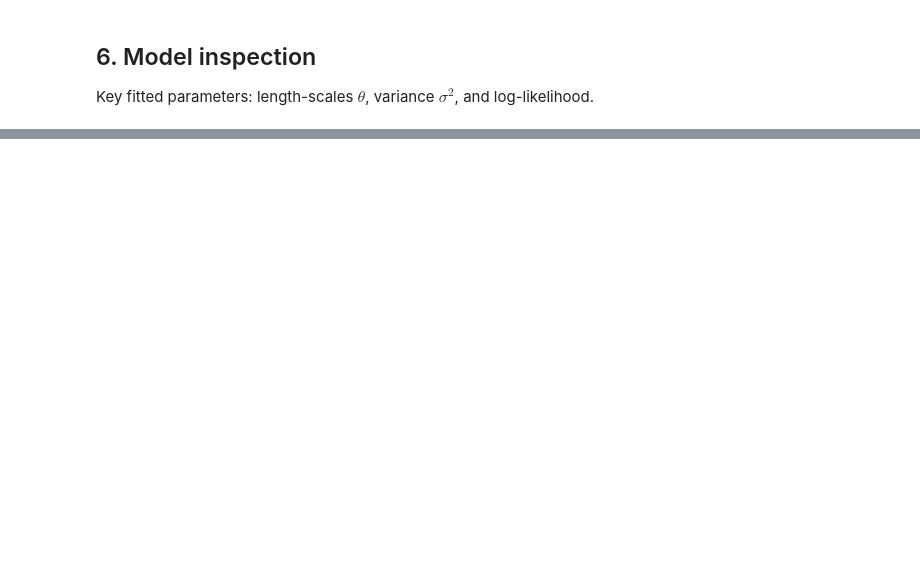
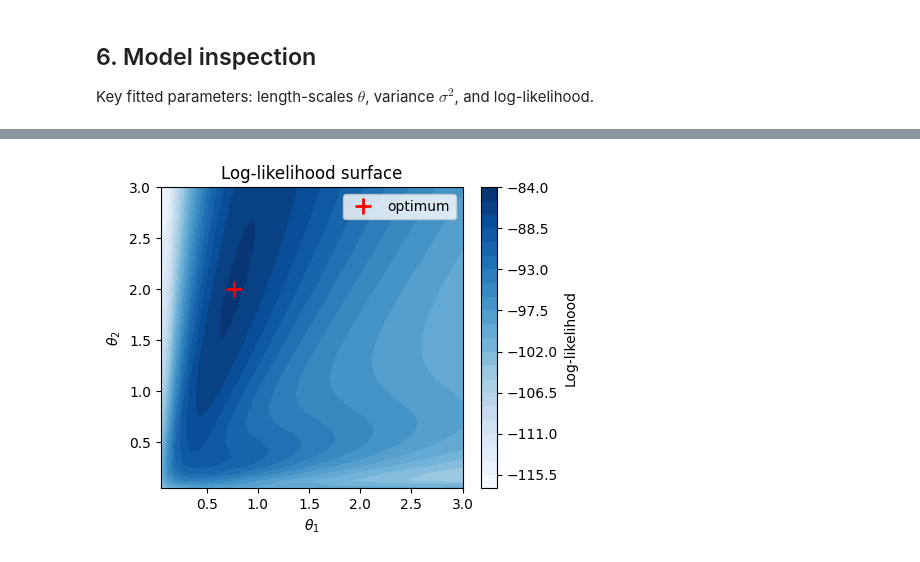
Before and after one commit to libKriging/libKriging, a Jupyter notebook: bindings/Python/kriging_branin2d_py.ipynb, the cells around one changed output, grey strips where cells are left out. Saved outputs shown, nothing was run; the diff lists cells and outputs as text; code cells hidden in the pictures; blank space fills up the shorter version.

```diff
--- a/bindings/Python/kriging_branin2d_py.ipynb
+++ b/bindings/Python/kriging_branin2d_py.ipynb
@@ -199,19 +246,21 @@ print(f"LogLikelihood: {k.logLikelihood():.4f}")
 # %%
 # Log-likelihood surface over (theta1, theta2)
 theta_vals = np.linspace(0.05, 3.0, 40)
 T1, T2 = np.meshgrid(theta_vals, theta_vals)
 ll_mat = np.array([
-    k.logLikelihoodFun(np.array([t1, t2]), return_grad=False)[0]
+    k.logLikelihoodFun(np.array([t1, t2]), False, False)[0]
     for t1, t2 in zip(T1.ravel(), T2.ravel())
 ]).reshape(40, 40)
 
 plt.figure(figsize=(5, 4))
 plt.contourf(T1, T2, ll_mat, levels=20, cmap='Blues')
 plt.colorbar(label='Log-likelihood')
 theta_hat = k.theta()
 plt.plot(theta_hat[0], theta_hat[1], 'r+', markersize=12, markeredgewidth=2, label='optimum')
 plt.legend()
 plt.title('Log-likelihood surface')
 plt.xlabel(r'$\theta_1$'); plt.ylabel(r'$\theta_2$')
 plt.tight_layout()
 plt.show()
+# %% [output]
+[figure, added]
```
Also changed, not shown: parts of 10 cells of this notebook, 11 other files.
